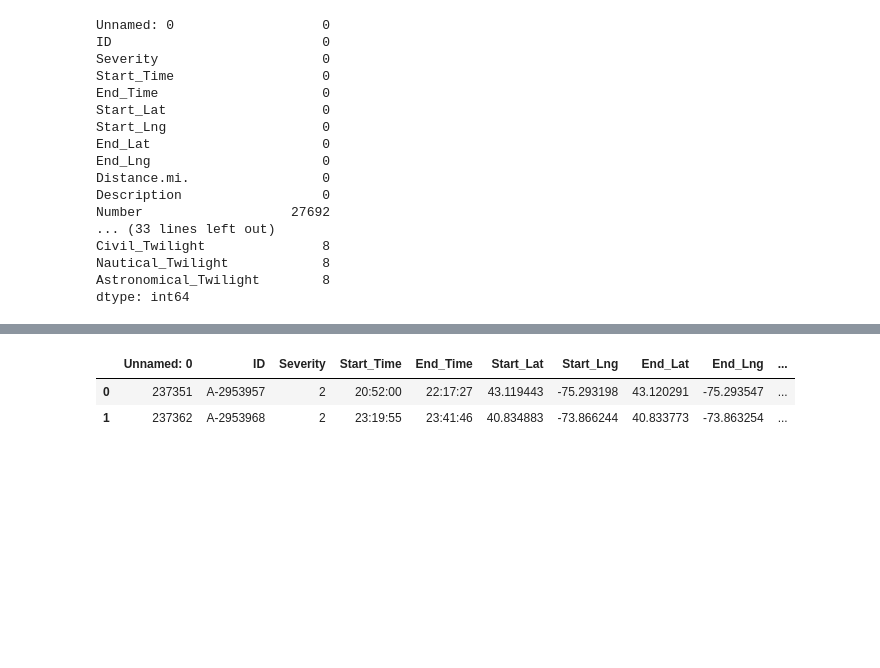
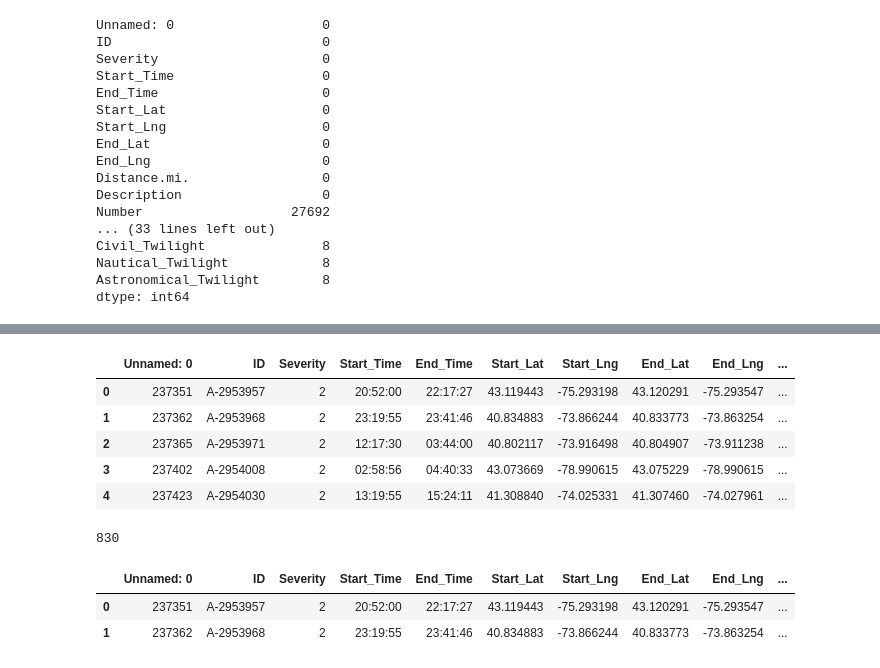
Before and after one commit to bmatore/inft6201, a Jupyter notebook: Data_Analysis_Report_Group_12.ipynb, the cells around one changed output, grey strips where cells are left out. Drawn from its saved outputs; the diff is of its cells as text; code cells hidden in the pictures; blank space fills up the shorter version.

```diff
--- a/Data_Analysis_Report_Group_12.ipynb
+++ b/Data_Analysis_Report_Group_12.ipynb
@@ -87,6 +83,17 @@ df_accidents.shape
 # %%
 #seperate Start Date and End Date into Date and Time fields
 df_accidents['Start_Date'] = pd.to_datetime(df_accidents['Start_Time']).dt.date
+df_accidents['Start_Time'] = pd.to_datetime(df_accidents['Start_Time']).dt.time
 df_accidents['End_Date'] = pd.to_datetime(df_accidents['End_Time']).dt.date
+df_accidents['End_Time'] = pd.to_datetime(df_accidents['End_Time']).dt.time
+# %%
+df_accidents.head(5)
+# %% [output]
+|  | Unnamed: 0 | ID | Severity | Start_Time | End_Time | Start_Lat | Start_Lng | End_Lat | End_Lng | ... |
+| 0 | 237351 | A-2953957 | 2 | 20:52:00 | 22:17:27 | 43.119443 | -75.293198 | 43.120291 | -75.293547 | ... |
+| 1 | 237362 | A-2953968 | 2 | 23:19:55 | 23:41:46 | 40.834883 | -73.866244 | 40.833773 | -73.863254 | ... |
+| 2 | 237365 | A-2953971 | 2 | 12:17:30 | 03:44:00 | 40.802117 | -73.916498 | 40.804907 | -73.911238 | ... |
+| 3 | 237402 | A-2954008 | 2 | 02:58:56 | 04:40:33 | 43.073669 | -78.990615 | 43.075229 | -78.990615 | ... |
+| 4 | 237423 | A-2954030 | 2 | 13:19:55 | 15:24:11 | 41.308840 | -74.025331 | 41.307460 | -74.027961 | ... |
 # %%
 df_accidents['Start_Hour'] = pd.to_datetime(df_accidents['Start_Time'], format='%H:%M:%S').dt.hour
@@ -94,3 +104,7 @@ df_accidents['End_Hour'] = pd.to_datetime(df_accidents['Start_Time'], format='%H
+# %%
+df_accidents['City'].nunique()
+# %% [output]
+830
 # %%
 df_accidents.head(2)
 # %% [output]
```
Also changed, not shown: parts of 4 cells of this notebook.
